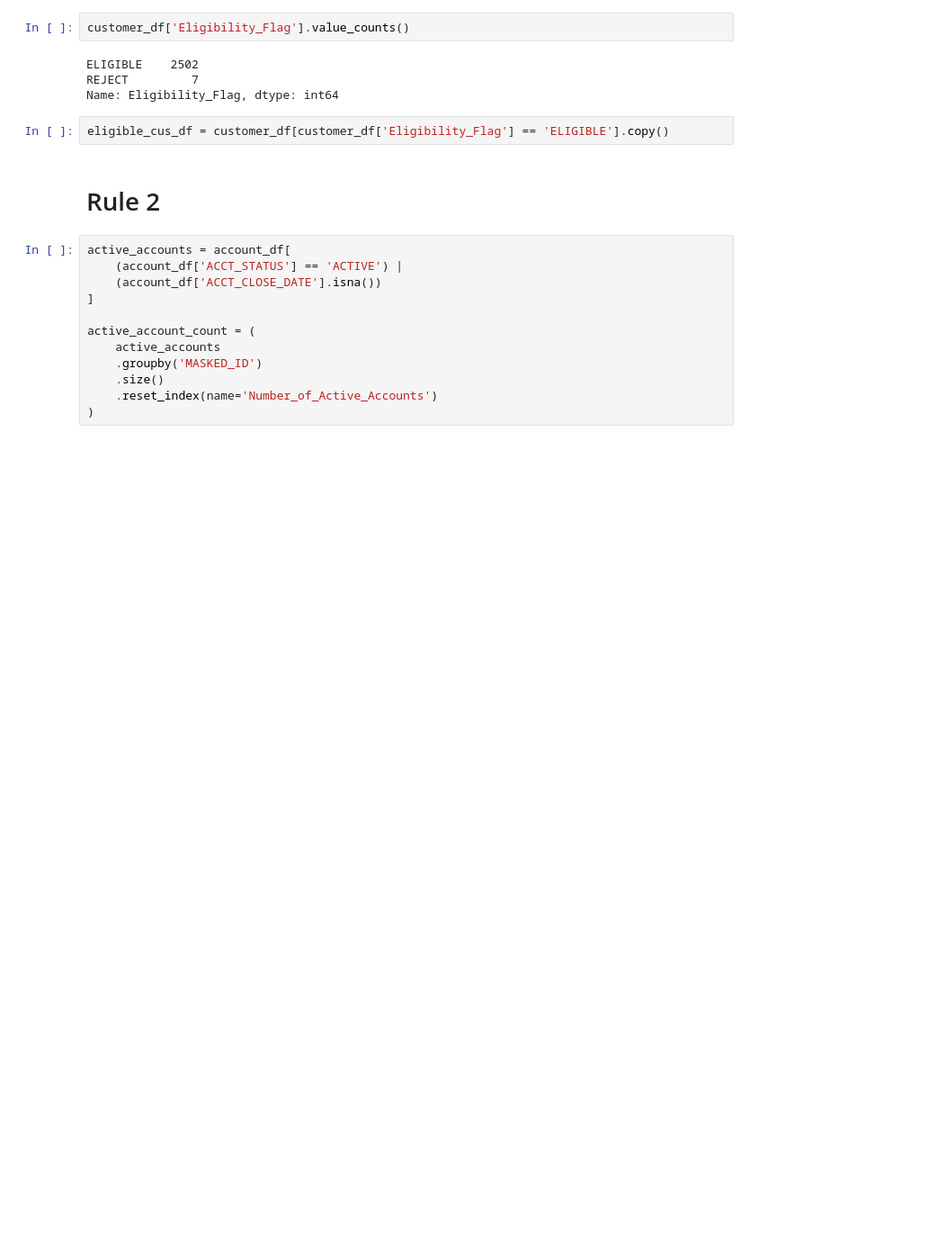
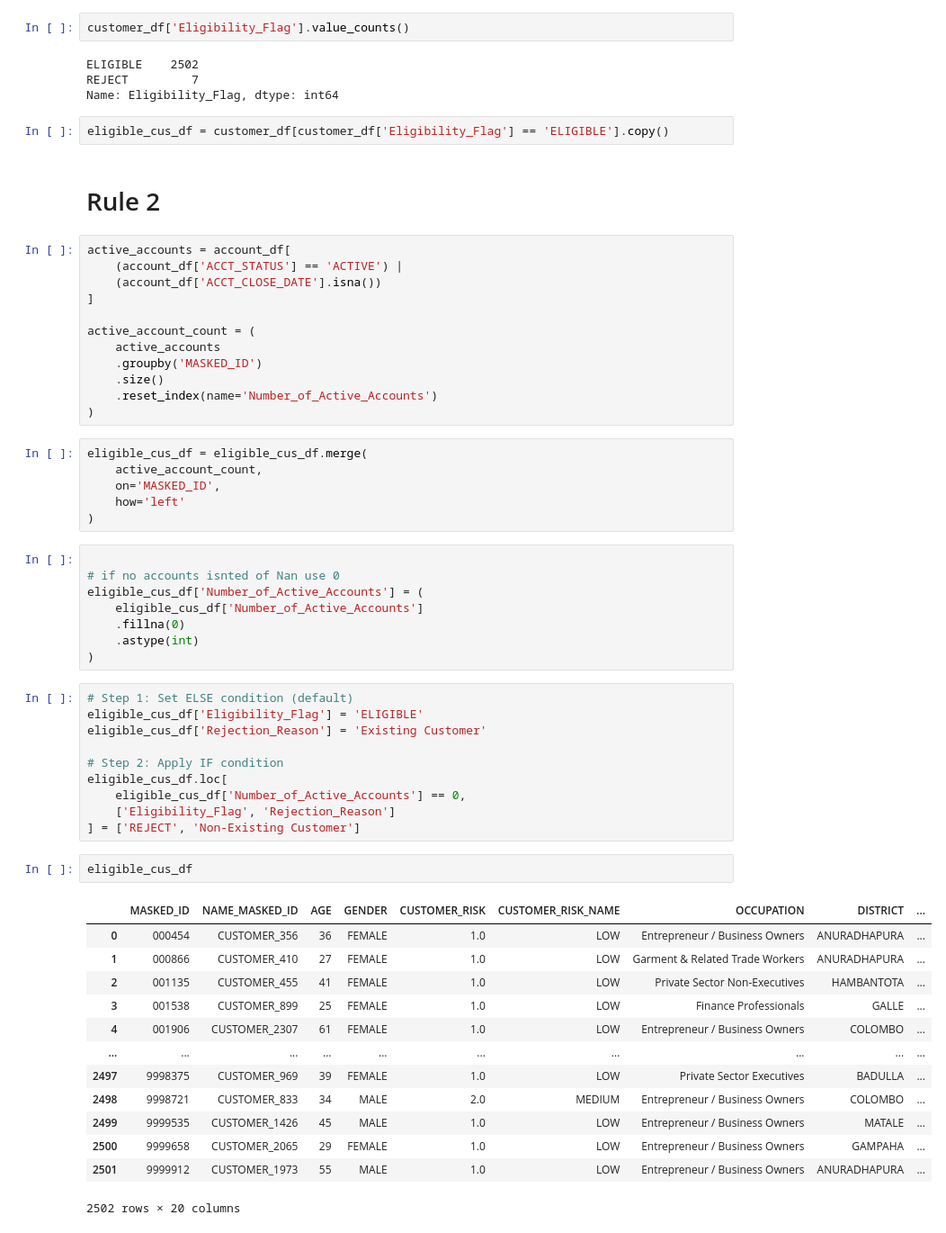
Before and after one commit to Kavindya-1/FYP, a Jupyter notebook: Initial notebook.ipynb, the cells around one changed output. Shown at 90% size. Cells and saved outputs as stored; diff of their text form; blank space fills up the shorter version.

```diff
--- a/Initial notebook.ipynb
+++ b/Initial notebook.ipynb
@@ -98,3 +98,43 @@ active_account_count = (
     .size()
     .reset_index(name='Number_of_Active_Accounts')
 )
+# %%
+eligible_cus_df = eligible_cus_df.merge(
+    active_account_count,
+    on='MASKED_ID',
+    how='left'
+)
+# %%
+
+# if no accounts isnted of Nan use 0
+eligible_cus_df['Number_of_Active_Accounts'] = (
+    eligible_cus_df['Number_of_Active_Accounts']
+    .fillna(0)
+    .astype(int)
+)
+# %%
+# Step 1: Set ELSE condition (default)
+eligible_cus_df['Eligibility_Flag'] = 'ELIGIBLE'
+eligible_cus_df['Rejection_Reason'] = 'Existing Customer'
+
+# Step 2: Apply IF condition
+eligible_cus_df.loc[
+    eligible_cus_df['Number_of_Active_Accounts'] == 0,
+    ['Eligibility_Flag', 'Rejection_Reason']
+] = ['REJECT', 'Non-Existing Customer']
+# %%
+eligible_cus_df
+# %% [output]
+|  | MASKED_ID | NAME_MASKED_ID | AGE | GENDER | CUSTOMER_RISK | CUSTOMER_RISK_NAME | OCCUPATION | DISTRICT | ... |
+| 0 | 000454 | CUSTOMER_356 | 36 | FEMALE | 1.0 | LOW | Entrepreneur / Business Owners | ANURADHAPURA | ... |
+| 1 | 000866 | CUSTOMER_410 | 27 | FEMALE | 1.0 | LOW | Garment & Related Trade Workers | ANURADHAPURA | ... |
+| 2 | 001135 | CUSTOMER_455 | 41 | FEMALE | 1.0 | LOW | Private Sector Non-Executives | HAMBANTOTA | ... |
+| 3 | 001538 | CUSTOMER_899 | 25 | FEMALE | 1.0 | LOW | Finance Professionals | GALLE | ... |
+| 4 | 001906 | CUSTOMER_2307 | 61 | FEMALE | 1.0 | LOW | Entrepreneur / Business Owners | COLOMBO | ... |
+| ... | ... | ... | ... | ... | ... | ... | ... | ... | ... |
+| 2497 | 9998375 | CUSTOMER_969 | 39 | FEMALE | 1.0 | LOW | Private Sector Executives | BADULLA | ... |
+| 2498 | 9998721 | CUSTOMER_833 | 34 | MALE | 2.0 | MEDIUM | Entrepreneur / Business Owners | COLOMBO | ... |
+| 2499 | 9999535 | CUSTOMER_1426 | 45 | MALE | 1.0 | LOW | Entrepreneur / Business Owners | MATALE | ... |
+| 2500 | 9999658 | CUSTOMER_2065 | 29 | FEMALE | 1.0 | LOW | Entrepreneur / Business Owners | GAMPAHA | ... |
+| 2501 | 9999912 | CUSTOMER_1973 | 55 | MALE | 1.0 | LOW | Entrepreneur / Business Owners | ANURADHAPURA | ... |
+2502 rows × 20 columns
```
Also changed, not shown: parts of 3 cells of this notebook.
